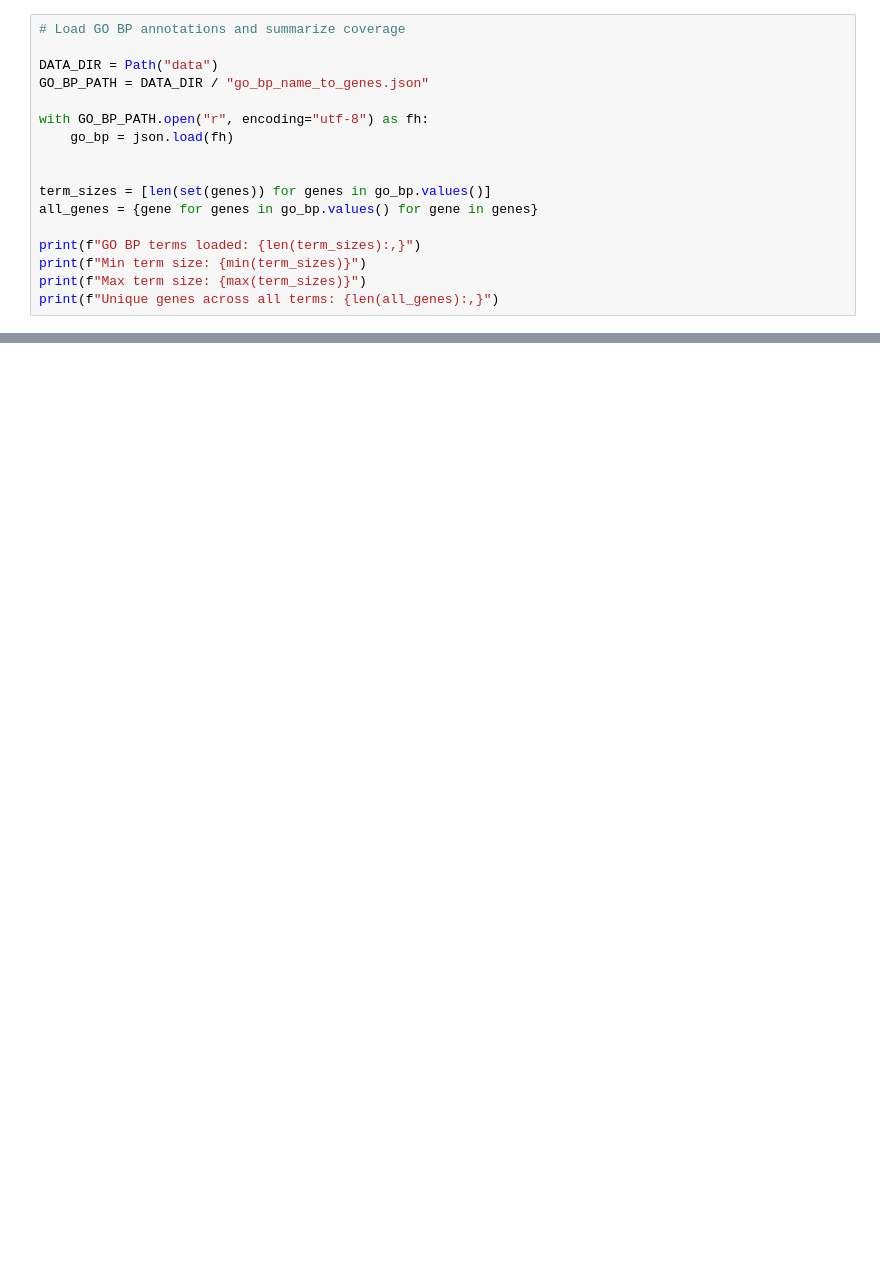
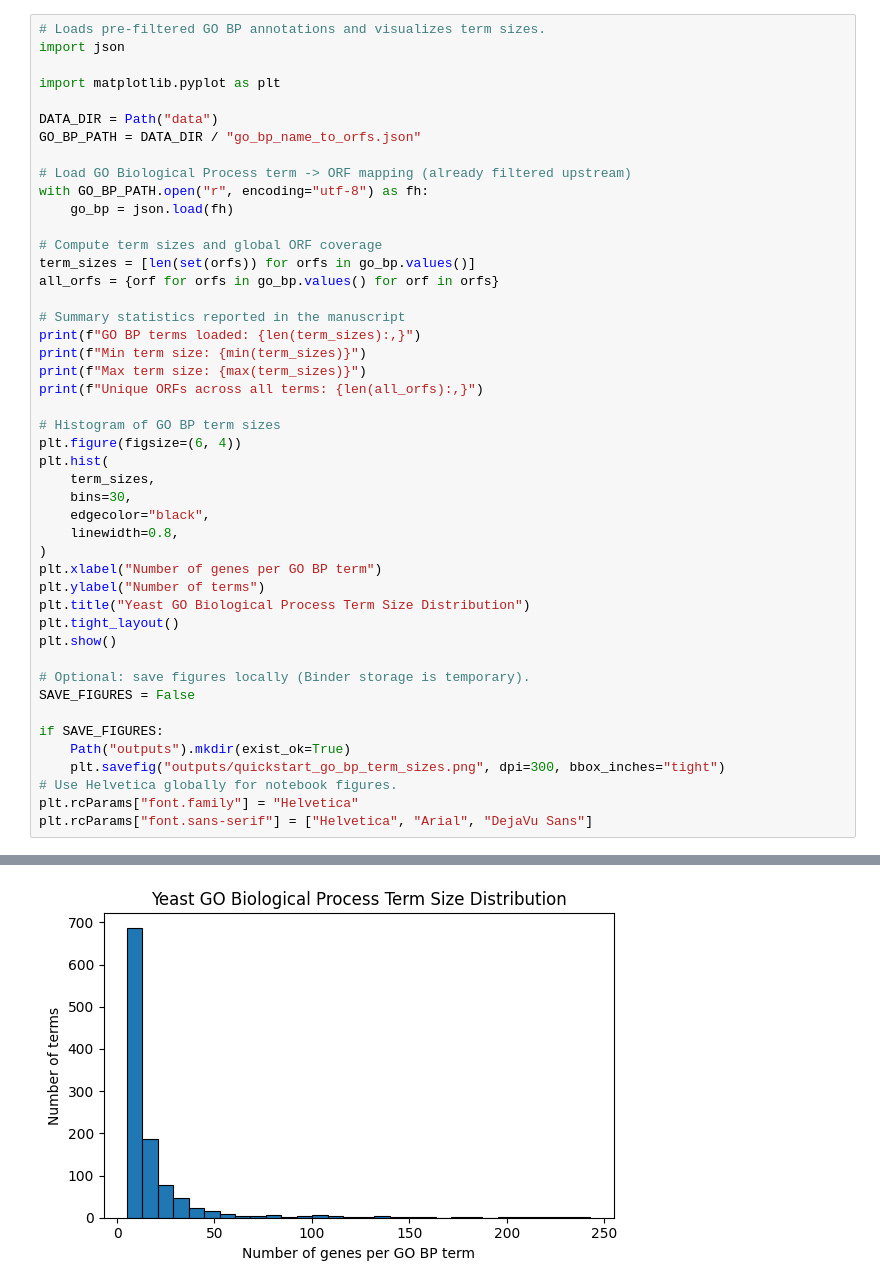
Before and after one commit to himalayas-base/himalayas-docs, a Jupyter notebook: notebooks/quickstart.ipynb, the cells around one changed output, grey strips where cells are left out. Drawn from its saved outputs; the diff is of its cells as text; blank space fills up the shorter version.

Commit message:
update quickstart notebooks

```diff
--- a/notebooks/quickstart.ipynb
+++ b/notebooks/quickstart.ipynb
@@ -52,20 +44,49 @@ Load term-to-gene mappings from GO BP.
 # %%
-# Load GO BP annotations and summarize coverage
+# Loads pre-filtered GO BP annotations and visualizes term sizes.
+import json
+
+import matplotlib.pyplot as plt
 
 DATA_DIR = Path("data")
-GO_BP_PATH = DATA_DIR / "go_bp_name_to_genes.json"
+GO_BP_PATH = DATA_DIR / "go_bp_name_to_orfs.json"
 
+# Load GO Biological Process term -> ORF mapping (already filtered upstream)
 with GO_BP_PATH.open("r", encoding="utf-8") as fh:
     go_bp = json.load(fh)
 
+# Compute term sizes and global ORF coverage
+term_sizes = [len(set(orfs)) for orfs in go_bp.values()]
+all_orfs = {orf for orfs in go_bp.values() for orf in orfs}
 
-term_sizes = [len(set(genes)) for genes in go_bp.values()]
-all_genes = {gene for genes in go_bp.values() for gene in genes}
-
+# Summary statistics reported in the manuscript
 print(f"GO BP terms loaded: {len(term_sizes):,}")
 print(f"Min term size: {min(term_sizes)}")
 print(f"Max term size: {max(term_sizes)}")
-print(f"Unique genes across all terms: {len(all_genes):,}")
+print(f"Unique ORFs across all terms: {len(all_orfs):,}")
+
+# Histogram of GO BP term sizes
+plt.figure(figsize=(6, 4))
+plt.hist(
+    term_sizes,
+    bins=30,
+    edgecolor="black",
+    linewidth=0.8,
+)
+plt.xlabel("Number of genes per GO BP term")
+plt.ylabel("Number of terms")
+plt.title("Yeast GO Biological Process Term Size Distribution")
+plt.tight_layout()
+plt.show()
+
+# Optional: save figures locally (Binder storage is temporary).
+SAVE_FIGURES = False
+
+if SAVE_FIGURES:
+    Path("outputs").mkdir(exist_ok=True)
+    plt.savefig("outputs/quickstart_go_bp_term_sizes.png", dpi=300, bbox_inches="tight")
+# Use Helvetica globally for notebook figures.
+plt.rcParams["font.family"] = "Helvetica"
+plt.rcParams["font.sans-serif"] = ["Helvetica", "Arial", "DejaVu Sans"]
 # %% [output]
 GO BP terms loaded: 1,095
 Min term size: 5
@@ -74,3 +95,4 @@ Unique genes across all terms: 4,927
+[figure, added]
 # %% [markdown]
 ---
 
```
Also changed, not shown: parts of 19 cells of this notebook, 3 other files.
